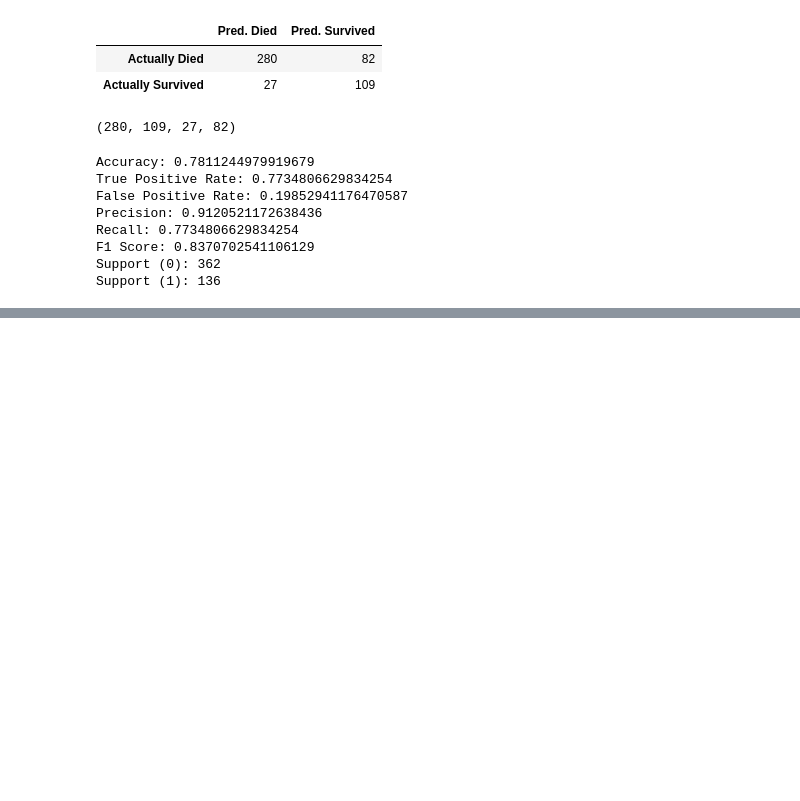
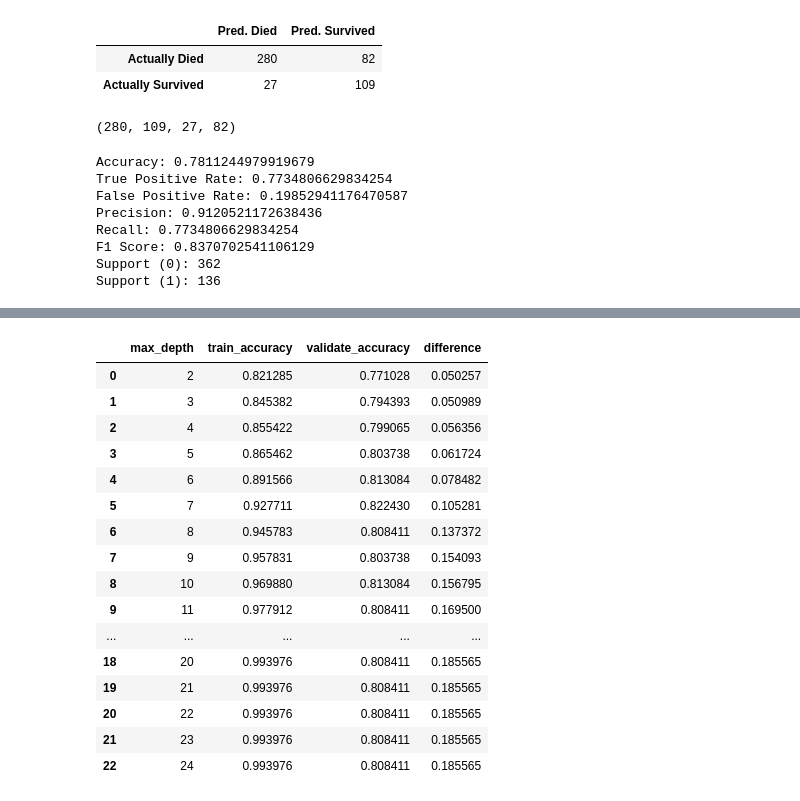
Before and after one commit to JulesMorris/classification-exercises, a Jupyter notebook: random_forest_titanic.ipynb, the cells around one changed output, grey strips where cells are left out. Cells and saved outputs as stored; diff of their text form; code cells hidden in the pictures; blank space fills up the shorter version.

```diff
--- a/random_forest_titanic.ipynb
+++ b/random_forest_titanic.ipynb
@@ -255,0 +374,44 @@ for i in range (2, 11):
+# %%
+metrics = []
+
+for i in range(2, 25):
+    #make model
+    forest = RandomForestClassifier(max_depth = i, random_state = 123)
+
+    #fit model on train
+    forest = forest.fit(X_train, y_train)
+
+    #use model to evaluate models performance on train, first
+    in_sample_accuracy = forest.score(X_train, y_train)
+
+    out_of_sample_accuracy = forest.score(X_validate, y_validate)
+
+    output = {
+        'max_depth': i,
+        'train_accuracy': in_sample_accuracy,
+        'validate_accuracy': out_of_sample_accuracy
+    }
+
+    metrics.append(output)
+
+df = pd.DataFrame(metrics)
+df['difference'] = df.train_accuracy - df.validate_accuracy
+df
+# %% [output]
+|  | max_depth | train_accuracy | validate_accuracy | difference |
+| 0 | 2 | 0.821285 | 0.771028 | 0.050257 |
+| 1 | 3 | 0.845382 | 0.794393 | 0.050989 |
+| 2 | 4 | 0.855422 | 0.799065 | 0.056356 |
+| 3 | 5 | 0.865462 | 0.803738 | 0.061724 |
+| 4 | 6 | 0.891566 | 0.813084 | 0.078482 |
+| 5 | 7 | 0.927711 | 0.822430 | 0.105281 |
+| 6 | 8 | 0.945783 | 0.808411 | 0.137372 |
+| 7 | 9 | 0.957831 | 0.803738 | 0.154093 |
+| 8 | 10 | 0.969880 | 0.813084 | 0.156795 |
+| 9 | 11 | 0.977912 | 0.808411 | 0.169500 |
+| ... | ... | ... | ... | ... |
+| 18 | 20 | 0.993976 | 0.808411 | 0.185565 |
+| 19 | 21 | 0.993976 | 0.808411 | 0.185565 |
+| 20 | 22 | 0.993976 | 0.808411 | 0.185565 |
+| 21 | 23 | 0.993976 | 0.808411 | 0.185565 |
+| 22 | 24 | 0.993976 | 0.808411 | 0.185565 |
```
Also changed, not shown: parts of 16 cells of this notebook.
